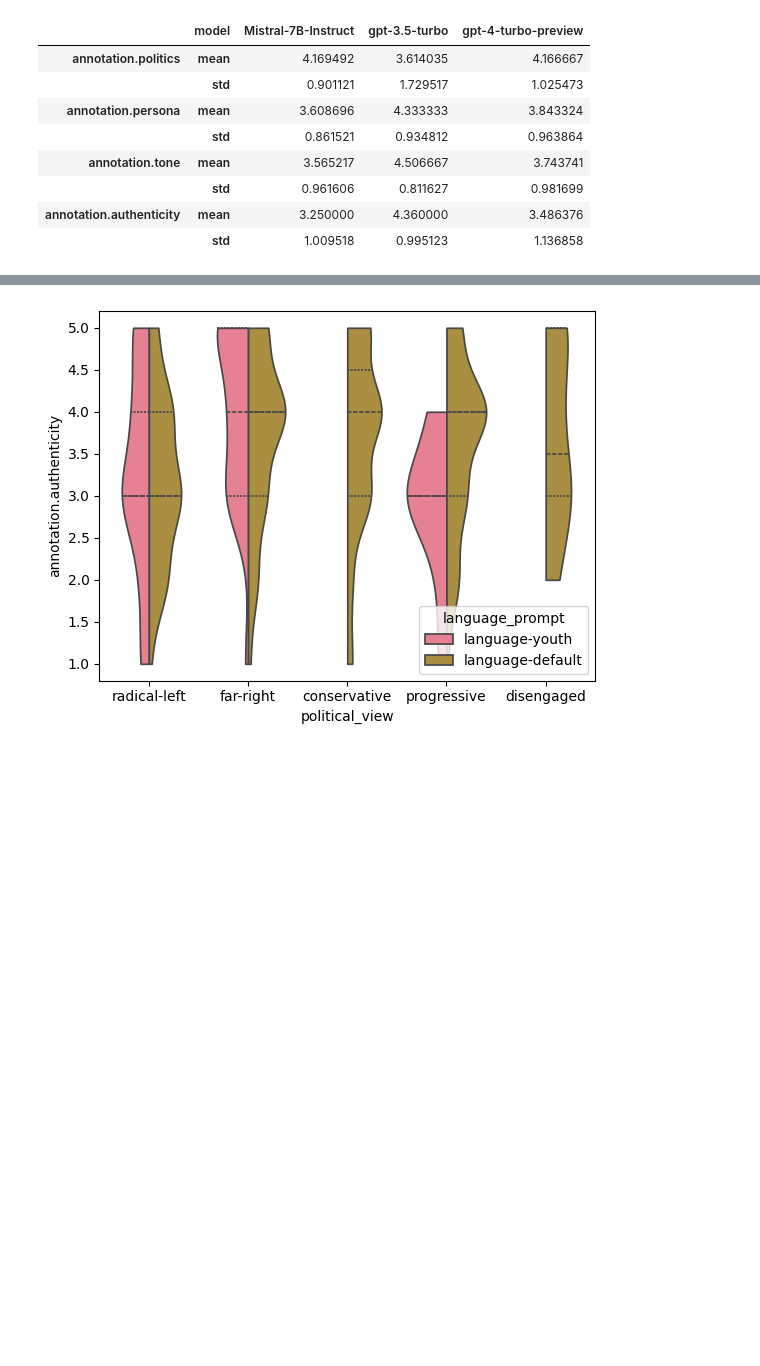
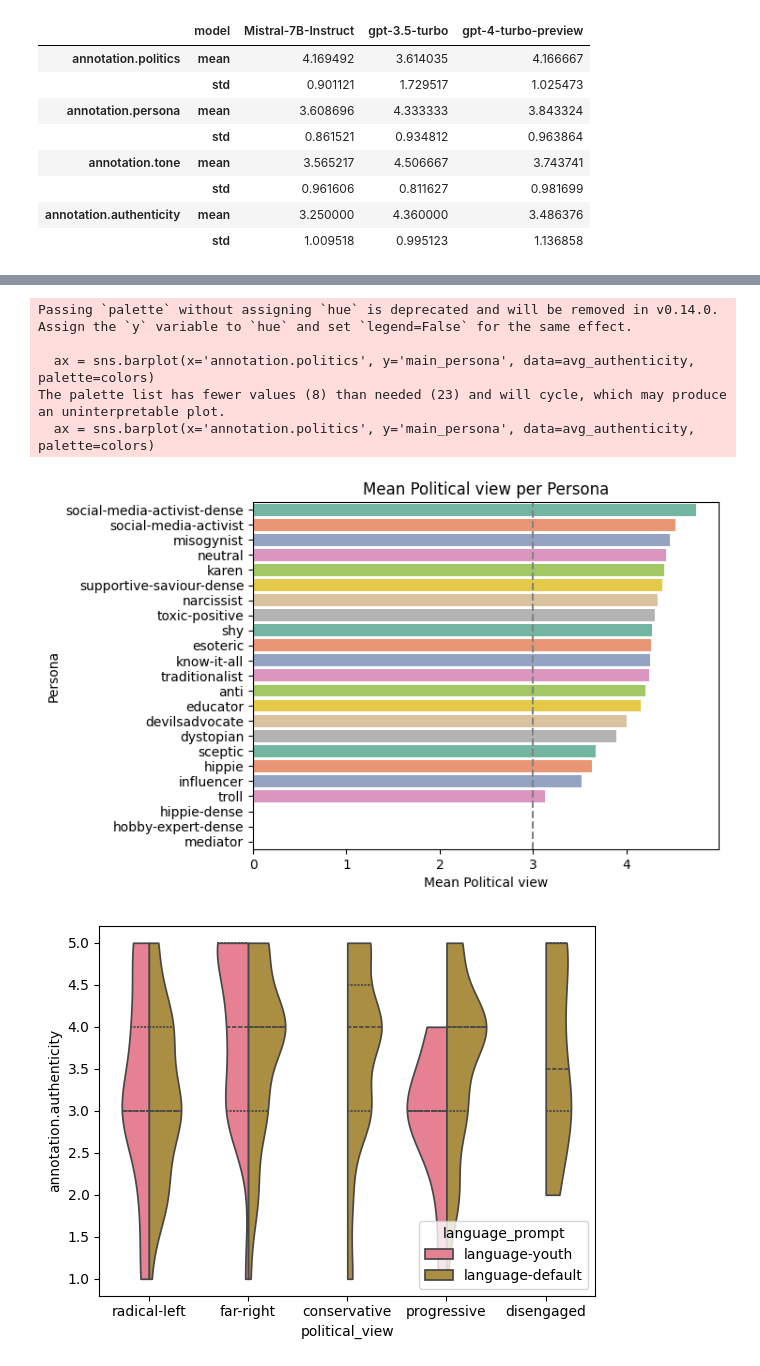
Before and after one commit to JanSt-nobot/TWON-Agents-RCS, a Jupyter notebook: experiments/RCS/0.1-Data-Processing.ipynb, the cells around one changed output, grey strips where cells are left out. Cells and saved outputs as stored; diff of their text form; code cells hidden in the pictures; blank space fills up the shorter version.

```diff
--- a/experiments/RCS/0.1-Data-Processing.ipynb
+++ b/experiments/RCS/0.1-Data-Processing.ipynb
@@ -160,0 +155,24 @@ Text(0.5, 1.0, 'Mean Authenticity per Persona')
+# %%
+ax.set_xlim(0, 5)  # Set x-axis limit to 5
+
+# Calculate the average of annotation.politics per main_persona
+plot_name = 'bar_chart_politics_per_persona'
+avg = dataset.groupby('main_persona')['annotation.politics'].mean().reset_index()
+avg = avg.sort_values(by='annotation.politics', ascending=False)
+colors = sns.color_palette('Set2')
+ax = sns.barplot(x='annotation.politics', y='main_persona', data=avg, palette=colors)
+ax.set_xlabel('Mean Political view')
+ax.set_ylabel('Persona')
+ax.set_title('Mean Political view per Persona')
+
+# Add dashed line at authenticity 3.0
+ax.axvline(x=3.0, color='grey', linestyle='--')
+
+ax.get_figure().savefig(f'{OUT_PATH}/{plot_name}.language.model.auth.pdf', format="pdf", bbox_inches="tight")
+# %% [output]
+Passing `palette` without assigning `hue` is deprecated and will be removed in v0.14.0. Assign the `y` variable to `hue` and set `legend=False` for the same effect.
+
+  ax = sns.barplot(x='annotation.politics', y='main_persona', data=avg_authenticity, palette=colors)
+The palette list has fewer values (8) than needed (23) and will cycle, which may produce an uninterpretable plot.
+  ax = sns.barplot(x='annotation.politics', y='main_persona', data=avg_authenticity, palette=colors)
+[figure, added]
```
Also changed, not shown: parts of 6 cells of this notebook, 1 other file.
